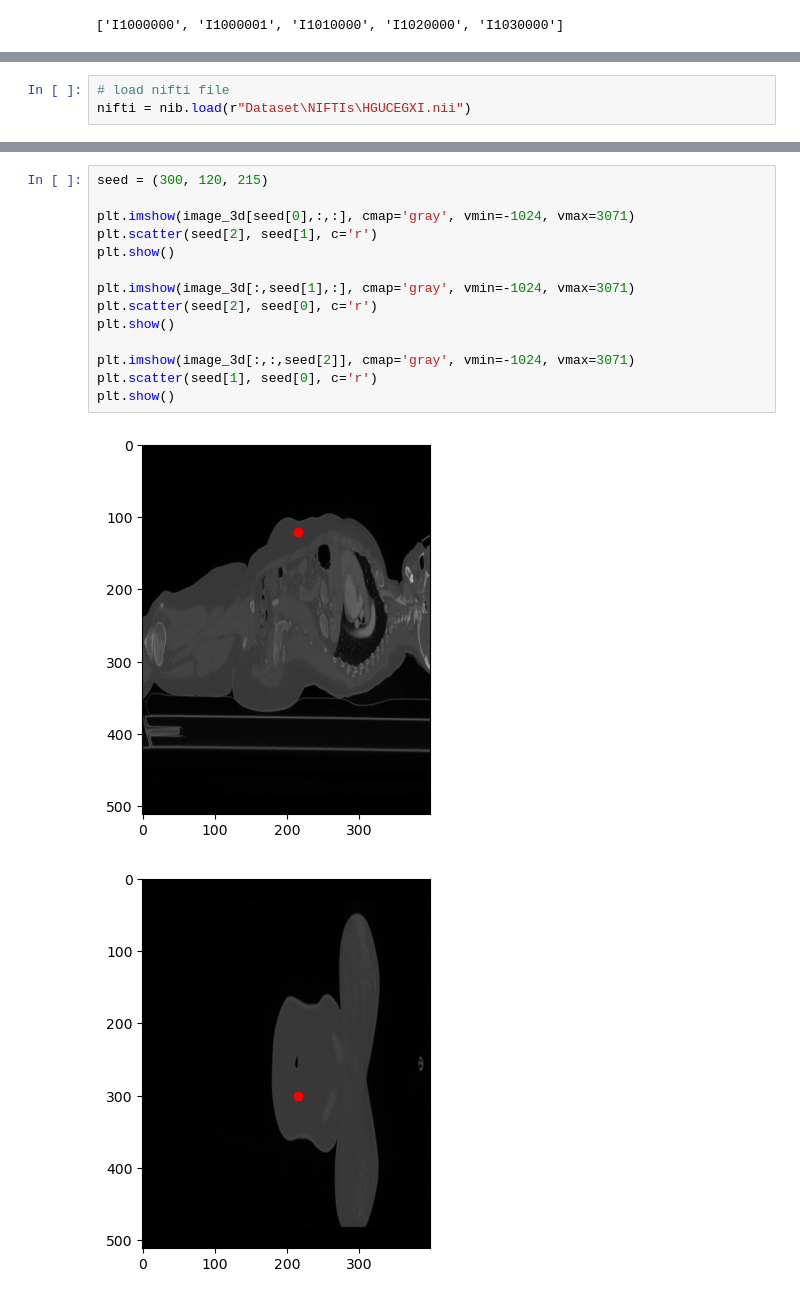
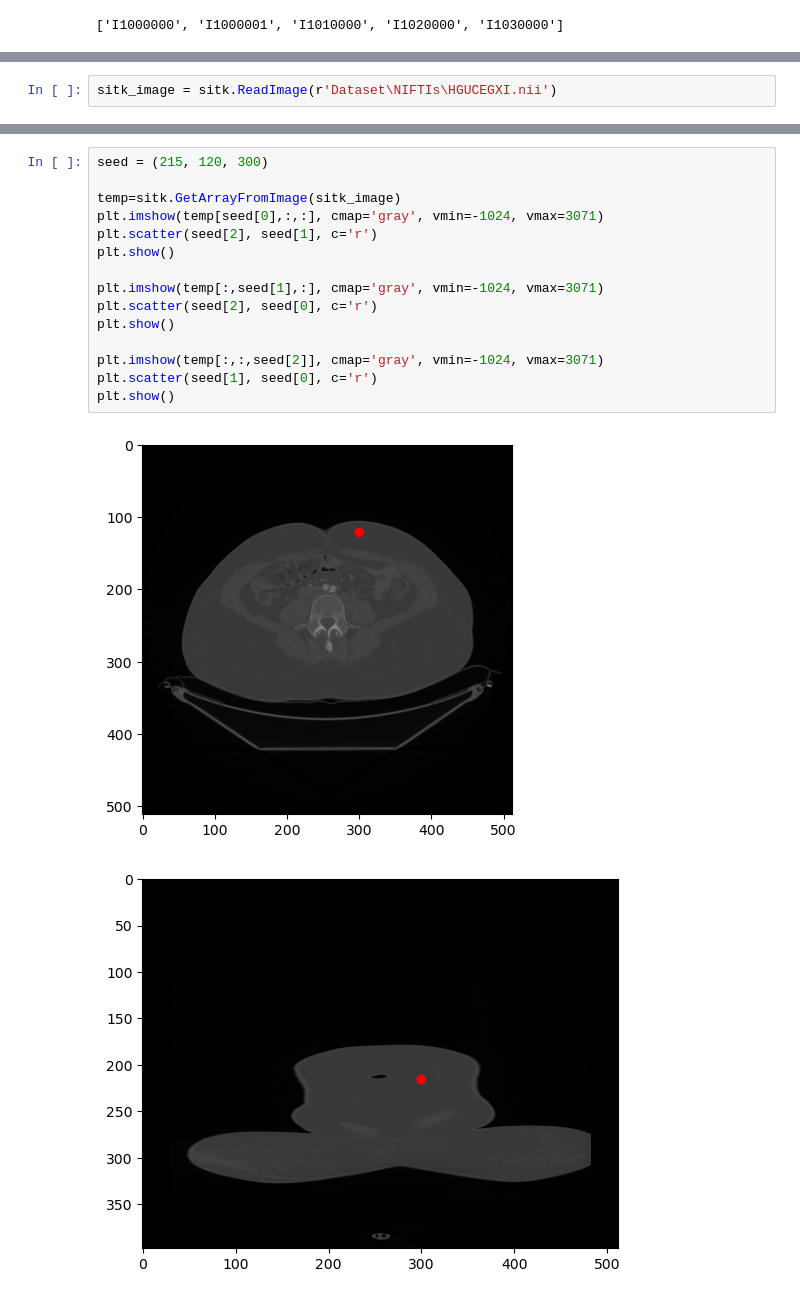
Before and after one commit to HosseinOutward/VUB-ACS-24_Hospital_Project, a Jupyter notebook: HP.ipynb, the cells around one changed output, grey strips where cells are left out. Saved outputs shown, nothing was run; the diff lists cells and outputs as text.

```diff
--- a/HP.ipynb
+++ b/HP.ipynb
@@ -26,5 +26,4 @@ convert_to_nifti(hgucegxi_dir, r"Dataset\NIFTIs\HGUCEGXI.nii")
 # %%
-# load nifti file
-nifti = nib.load(r"Dataset\NIFTIs\HGUCEGXI.nii")
+sitk_image = sitk.ReadImage(r'Dataset\NIFTIs\HGUCEGXI.nii')
 # %%
 def get_slices(image_3d, x, y, z):
@@ -114,17 +53,18 @@ array([[1., 1., 1., ..., 1., 1., 1.],
 # %%
-seed = (300, 120, 215)
+seed = (215, 120, 300)
 
-plt.imshow(image_3d[seed[0],:,:], cmap='gray', vmin=-1024, vmax=3071)
+temp=sitk.GetArrayFromImage(sitk_image)
+plt.imshow(temp[seed[0],:,:], cmap='gray', vmin=-1024, vmax=3071)
 plt.scatter(seed[2], seed[1], c='r')
 plt.show()
 
-plt.imshow(image_3d[:,seed[1],:], cmap='gray', vmin=-1024, vmax=3071)
+plt.imshow(temp[:,seed[1],:], cmap='gray', vmin=-1024, vmax=3071)
 plt.scatter(seed[2], seed[0], c='r')
 plt.show()
 
-plt.imshow(image_3d[:,:,seed[2]], cmap='gray', vmin=-1024, vmax=3071)
+plt.imshow(temp[:,:,seed[2]], cmap='gray', vmin=-1024, vmax=3071)
 plt.scatter(seed[1], seed[0], c='r')
 plt.show()
 # %% [output]
-[figure, old version]
+[figure, new version]
-[figure, old version]
+[figure, new version]
```
Also changed, not shown: parts of 15 cells of this notebook.
